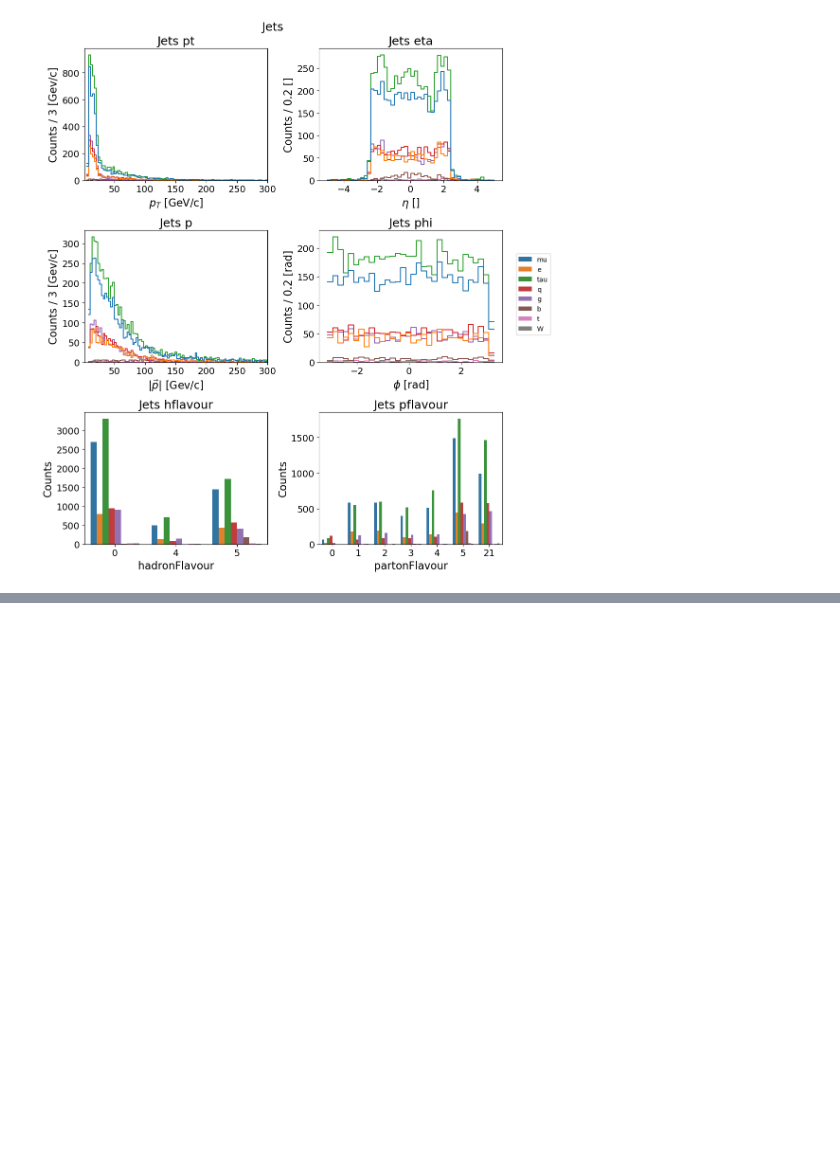
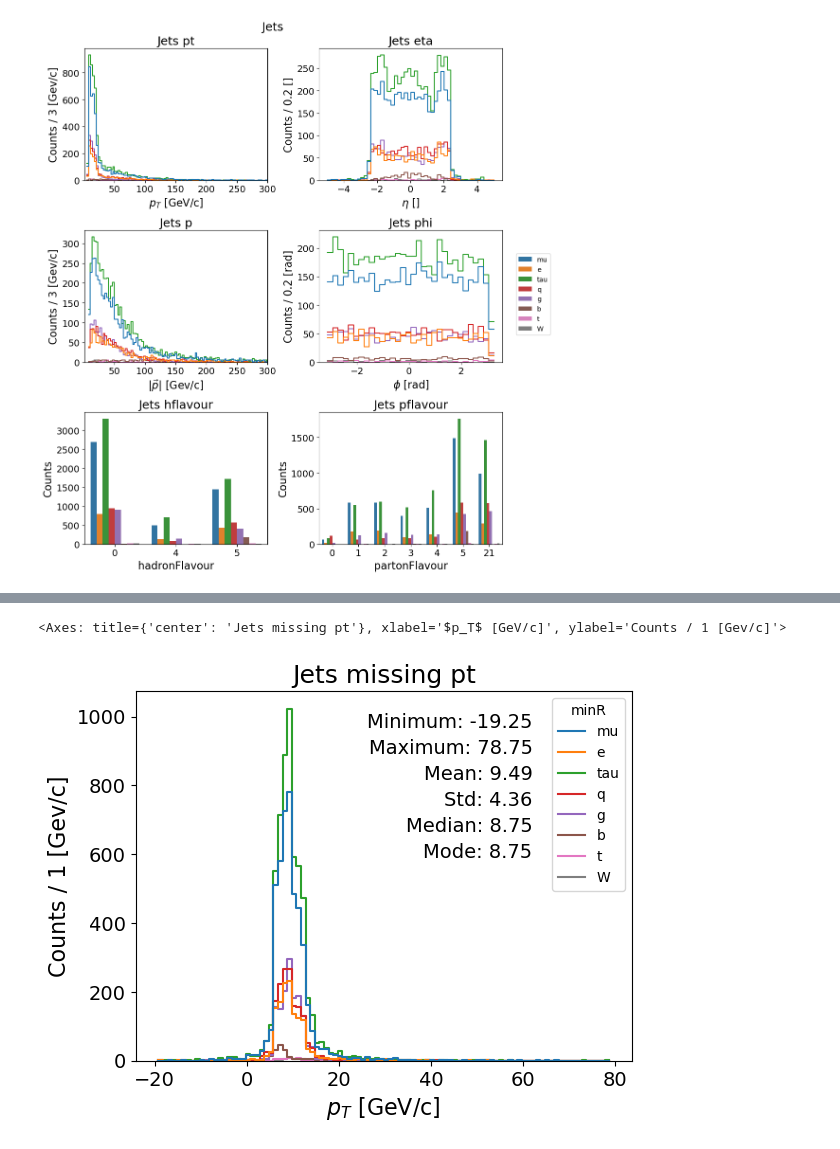
Before and after one commit to c0pp1/TTN4HEP, a Jupyter notebook: eda/eda.ipynb, the cells around one changed output, grey strips where cells are left out. Cells and saved outputs as stored; diff of their text form; code cells hidden in the pictures; blank space fills up the shorter version.

```diff
--- a/eda/eda.ipynb
+++ b/eda/eda.ipynb
@@ -536,0 +540,14 @@ fig.savefig(image_dir+'cross_jets.svg')
+# %%
+particle_pt = crossing_df_minR[[particle+'pt' for particle in particle_colnames]]
+crossing_df_minR['missingPt'] = crossing_df_minR['pt'] - particle_pt[particle_pt>-1].sum(axis=1)
+
+bw=1
+ax = sns.histplot(crossing_df_minR, x='missingPt', binwidth=bw, hue='minR', element='step', fill=False)
+ax.set_title('Jets missing pt', fontsize=FONTSIZE+2)
+ax.set_xlabel(r'$p_T$ [GeV/c]', fontsize=FONTSIZE)
+ax.set_ylabel(f'Counts / {bw} [Gev/c]', fontsize=FONTSIZE)
+ax.tick_params(labelsize=FONTSIZE-2)
+display_statistics(crossing_df_minR['missingPt'], ax, fontsize=FONTSIZE-2, align="right", x=0.8, y=0.9, step=0.07)
+# %% [output]
+<Axes: title={'center': 'Jets missing pt'}, xlabel='$p_T$ [GeV/c]', ylabel='Counts / 1 [Gev/c]'>
+[figure, added]
```
Also changed, not shown: parts of 6 cells of this notebook.
